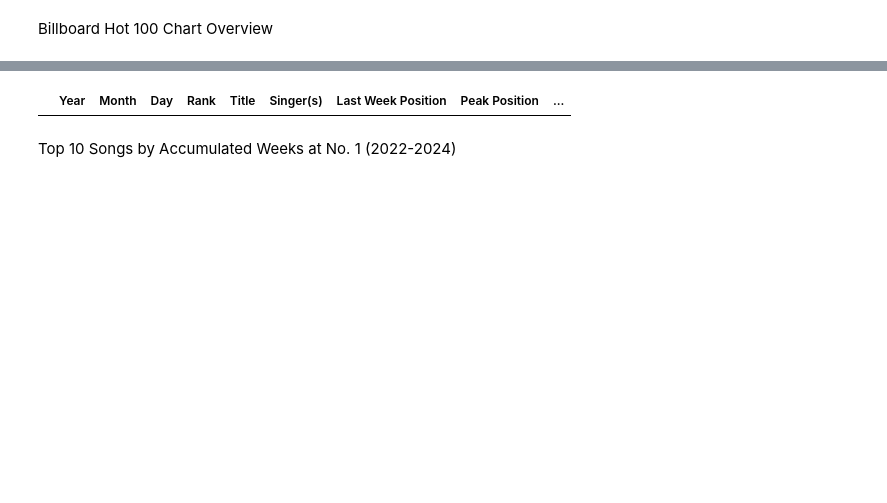
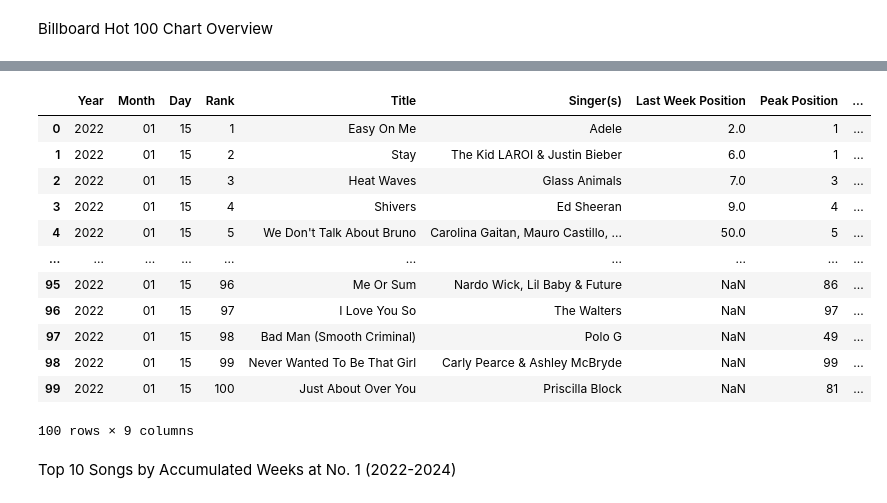
Before and after one commit to brianwpiano/Billboard-Hot100-Analysis, a Jupyter notebook: Billboard_Hot_100_Chart_Overview_Selenium.ipynb, the cells around one changed output, grey strips where cells are left out. Saved outputs shown, nothing was run; the diff lists cells and outputs as text; code cells hidden in the pictures; blank space fills up the shorter version.

```diff
--- a/Billboard_Hot_100_Chart_Overview_Selenium.ipynb
+++ b/Billboard_Hot_100_Chart_Overview_Selenium.ipynb
@@ -28,6 +28,6 @@ def generate_saturdays(start_year):
     return saturdays
 
 # Generate Saturdays starting from 2022 until today
-saturdays = generate_saturdays(2024)
+saturdays = generate_saturdays(2022)
 print(saturdays)
 # %% [output]
@@ -164,0 +123,14 @@ titles_combined
+# %%
+df = pd.DataFrame(year, columns=['Year'])
+df['Month'] = month
+df['Day'] = day
+df['Rank'] = current_week_position
+df['Title'] = title
+df['Singer(s)'] = singer
+df['Last Week Position'] = last_week_position
+df['Peak Position'] = peak_position
+df['Weeks on Chart'] = weeks_on_chart
+
+df = df.loc[df['Title'] != 'No title available'].reset_index(drop=True)
+
+df
@@ -165,17 +151,26 @@ titles_combined
 # %%
-# Create DataFrame from chart list
-df = pd.DataFrame(chart, columns=['Year', 'Month', 'Day', 'Rank', 'Title', 'Singer(s)', 'Last Week Position', 'Peak Position', 'Weeks on Chart'])
-
 # Convert columns to numeric
 df['Rank'] = pd.to_numeric(df['Rank'])
 df['Last Week Position'] = pd.to_numeric(df['Last Week Position'], errors='coerce')
 df['Peak Position'] = pd.to_numeric(df['Peak Position'], errors='coerce')
 df['Weeks on Chart'] = pd.to_numeric(df['Weeks on Chart'], errors='coerce')
 
 # Display the DataFrame
 df
 # %% [output]
 |  | Year | Month | Day | Rank | Title | Singer(s) | Last Week Position | Peak Position | ... |
+| 0 | 2022 | 01 | 15 | 1 | Easy On Me | Adele | 2.0 | 1 | ... |
+| 1 | 2022 | 01 | 15 | 2 | Stay | The Kid LAROI & Justin Bieber | 6.0 | 1 | ... |
+| 2 | 2022 | 01 | 15 | 3 | Heat Waves | Glass Animals | 7.0 | 3 | ... |
+| 3 | 2022 | 01 | 15 | 4 | Shivers | Ed Sheeran | 9.0 | 4 | ... |
+| 4 | 2022 | 01 | 15 | 5 | We Don't Talk About Bruno | Carolina Gaitan, Mauro Castillo, ... | 50.0 | 5 | ... |
+| ... | ... | ... | ... | ... | ... | ... | ... | ... | ... |
+| 95 | 2022 | 01 | 15 | 96 | Me Or Sum | Nardo Wick, Lil Baby & Future | NaN | 86 | ... |
+| 96 | 2022 | 01 | 15 | 97 | I Love You So | The Walters | NaN | 97 | ... |
+| 97 | 2022 | 01 | 15 | 98 | Bad Man (Smooth Criminal) | Polo G | NaN | 49 | ... |
+| 98 | 2022 | 01 | 15 | 99 | Never Wanted To Be That Girl | Carly Pearce & Ashley McBryde | NaN | 99 | ... |
+| 99 | 2022 | 01 | 15 | 100 | Just About Over You | Priscilla Block | NaN | 81 | ... |
+100 rows × 9 columns
 # %% [markdown]
 Top 10 Songs by Accumulated Weeks at No. 1 (2022-2024)
 # %%
```
Also changed, not shown: parts of 16 cells of this notebook, 2 other files.
